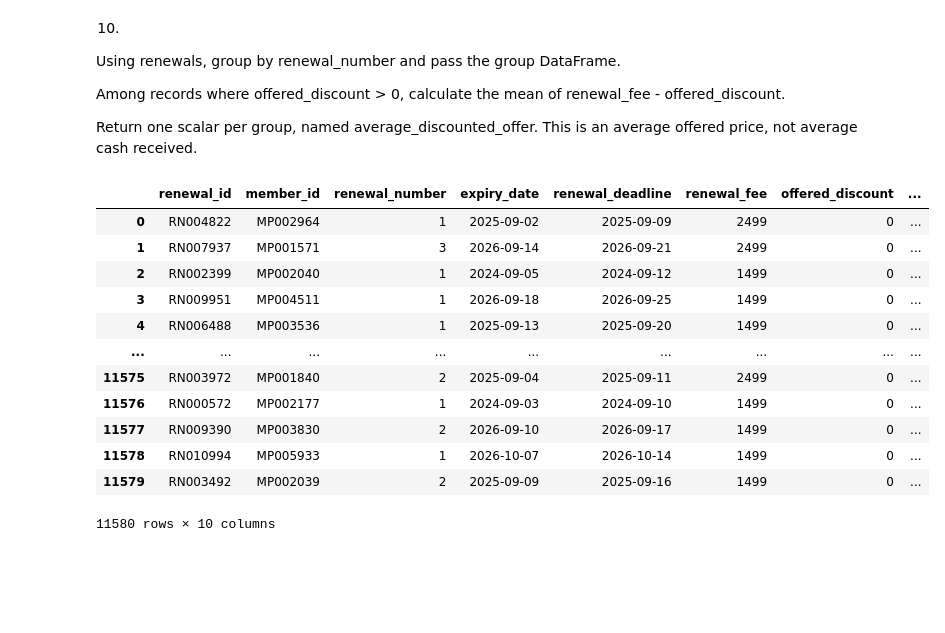
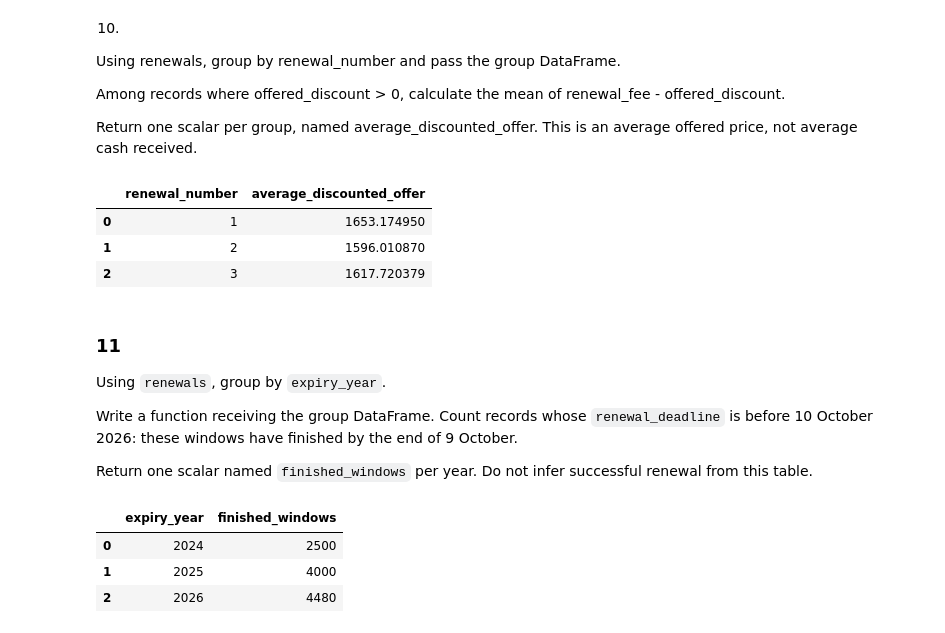
Before and after one commit to dchaitu/Futurense, a Jupyter notebook: python/pandas_assignments/groupby_assignment_2.ipynb, the cells around one changed output. Drawn from its saved outputs; the diff is of its cells as text; code cells hidden in the pictures; blank space fills up the shorter version.

```diff
--- a/python/pandas_assignments/groupby_assignment_2.ipynb
+++ b/python/pandas_assignments/groupby_assignment_2.ipynb
@@ -389,26 +388,47 @@ Return one scalar per group, named average_discounted_offer. This is an average
 # %%
 curr_renewals = renewals.copy()
 
 def get_average_discounted_offer(df):
     is_discount = df["offered_discount"] > 0
-    discounted_renewal_fee_mean = (df.loc[is_discount, 'renewal_fee']-
-                                   df.loc[is_discount, 'offered_discount']).mean()
-    return discounted_renewal_fee_mean
+    if not is_discount.any():
+        return np.nan
+    return (df.loc[is_discount, 'renewal_fee'] - df.loc[is_discount, 'offered_discount']).mean()
 
-curr_renewals["average_discounted_offer"] = curr_renewals.groupby("renewal_number")[["offered_discount","renewal_fee"]].apply(get_average_discounted_offer)
+average_discounted_offer = (
+    curr_renewals.groupby("renewal_number")[["offered_discount", "renewal_fee"]]
+    .apply(get_average_discounted_offer)
+    .reset_index(name="average_discounted_offer")
+)
 
-curr_renewals
+average_discounted_offer
 # %% [output]
-|  | renewal_id | member_id | renewal_number | expiry_date | renewal_deadline | renewal_fee | offered_discount | ... |
-| 0 | RN004822 | MP002964 | 1 | 2025-09-02 | 2025-09-09 | 2499 | 0 | ... |
-| 1 | RN007937 | MP001571 | 3 | 2026-09-14 | 2026-09-21 | 2499 | 0 | ... |
-| 2 | RN002399 | MP002040 | 1 | 2024-09-05 | 2024-09-12 | 1499 | 0 | ... |
-| 3 | RN009951 | MP004511 | 1 | 2026-09-18 | 2026-09-25 | 1499 | 0 | ... |
-| 4 | RN006488 | MP003536 | 1 | 2025-09-13 | 2025-09-20 | 1499 | 0 | ... |
-| ... | ... | ... | ... | ... | ... | ... | ... | ... |
-| 11575 | RN003972 | MP001840 | 2 | 2025-09-04 | 2025-09-11 | 2499 | 0 | ... |
-| 11576 | RN000572 | MP002177 | 1 | 2024-09-03 | 2024-09-10 | 1499 | 0 | ... |
-| 11577 | RN009390 | MP003830 | 2 | 2026-09-10 | 2026-09-17 | 1499 | 0 | ... |
-| 11578 | RN010994 | MP005933 | 1 | 2026-10-07 | 2026-10-14 | 1499 | 0 | ... |
-| 11579 | RN003492 | MP002039 | 2 | 2025-09-09 | 2025-09-16 | 1499 | 0 | ... |
+|  | renewal_number | average_discounted_offer |
+| 0 | 1 | 1653.174950 |
+| 1 | 2 | 1596.010870 |
+| 2 | 3 | 1617.720379 |
-11580 rows × 10 columns
+# %% [markdown]
+### 11
+
+Using `renewals`, group by `expiry_year`.
+
+Write a function receiving the group DataFrame. Count records whose `renewal_deadline` is before 10 October 2026: these windows have finished by the end of 9 October.
+
+Return one scalar named `finished_windows` per year. Do not infer successful renewal from this table.
+# %%
+curr_renewals = renewals.copy()
+
+def count_finished_windows(df):
+    return (df['renewal_deadline'] < pd.Timestamp("2026-10-10")).sum()
+
+finished_windows = (
+    curr_renewals.groupby('expiry_year')[['renewal_deadline']]
+    .apply(count_finished_windows)
+    .reset_index(name="finished_windows")
+)
+
+finished_windows
+# %% [output]
+|  | expiry_year | finished_windows |
+| 0 | 2024 | 2500 |
+| 1 | 2025 | 4000 |
+| 2 | 2026 | 4480 |
```
Also changed, not shown: parts of 38 cells of this notebook, 19 other files.
